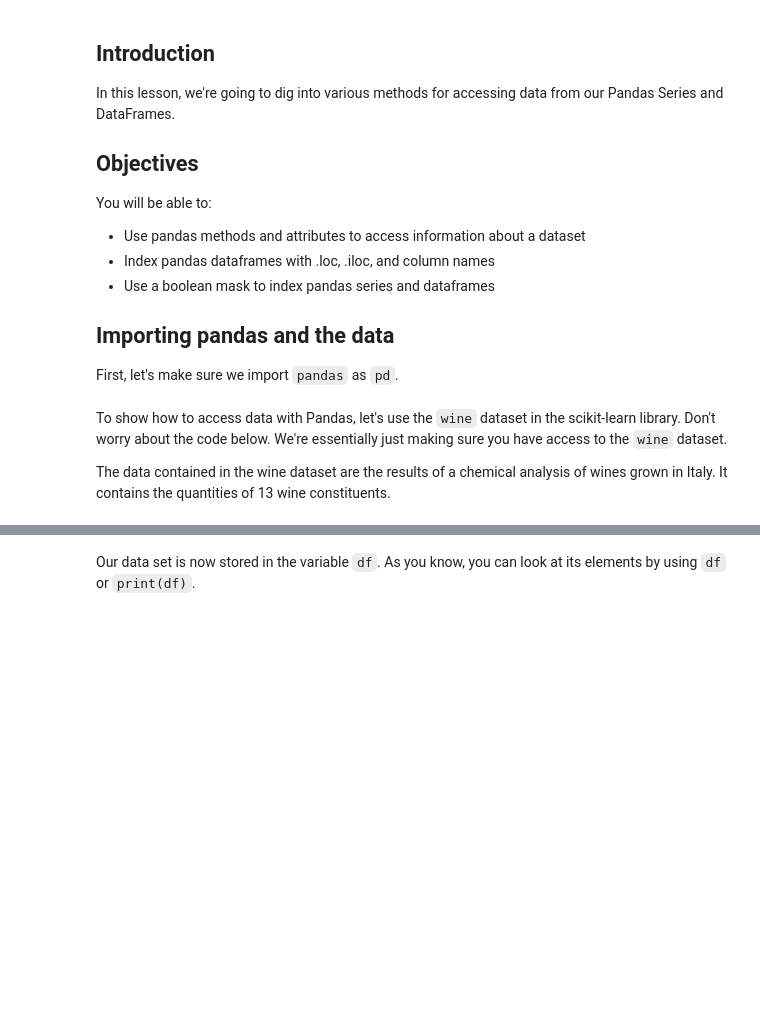
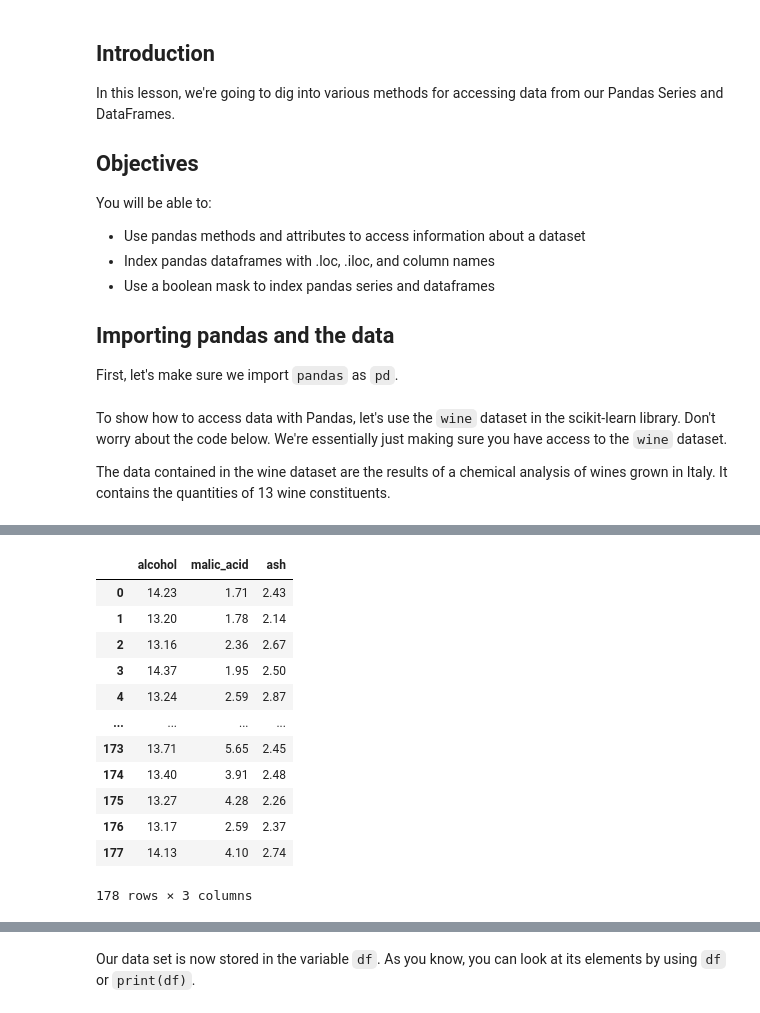
Before and after one commit to mish-mureh/dsc-accessing-data-with-pandas, a Jupyter notebook: index.ipynb, the cells around one changed output, grey strips where cells are left out. Saved outputs shown, nothing was run; the diff lists cells and outputs as text; code cells hidden in the pictures; blank space fills up the shorter version.

```diff
--- a/index.ipynb
+++ b/index.ipynb
@@ -26,0 +225,17 @@ The data contained in the wine dataset are the results of a chemical analysis of
+# %%
+# use iloc to return alcohol, malic_acid and ash
+df.iloc[:, 0:3]
+# %% [output]
+|  | alcohol | malic_acid | ash |
+| 0 | 14.23 | 1.71 | 2.43 |
+| 1 | 13.20 | 1.78 | 2.14 |
+| 2 | 13.16 | 2.36 | 2.67 |
+| 3 | 14.37 | 1.95 | 2.50 |
+| 4 | 13.24 | 2.59 | 2.87 |
+| ... | ... | ... | ... |
+| 173 | 13.71 | 5.65 | 2.45 |
+| 174 | 13.40 | 3.91 | 2.48 |
+| 175 | 13.27 | 4.28 | 2.26 |
+| 176 | 13.17 | 2.59 | 2.37 |
+| 177 | 14.13 | 4.10 | 2.74 |
+178 rows × 3 columns
```
Also changed, not shown: parts of 32 cells of this notebook.
